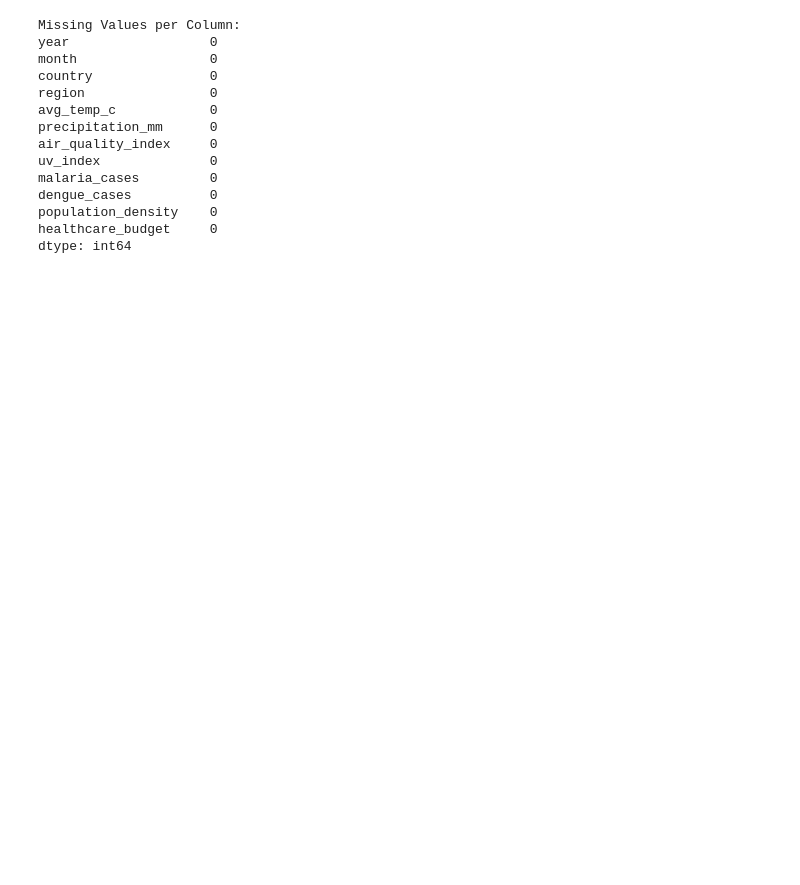
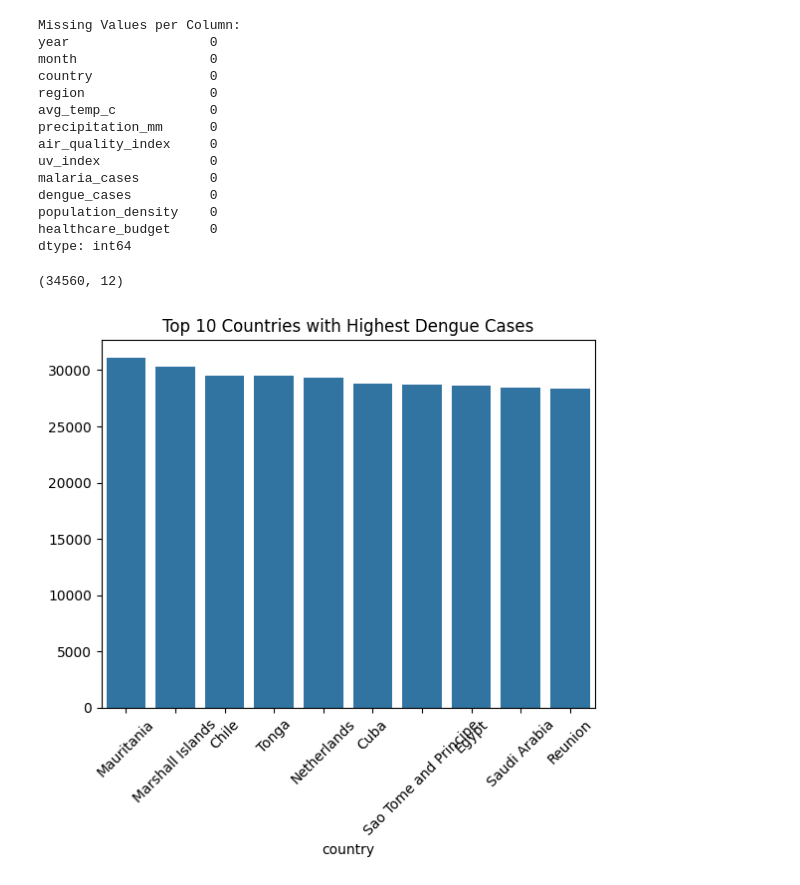
Before and after one commit to Seemant-10/Climate-Driven-Disease-Outbreak-Prediction, a Jupyter notebook: sourceCodeFiles/main.ipynb, the cells around one changed output. Saved outputs shown, nothing was run; the diff lists cells and outputs as text; code cells hidden in the pictures; blank space fills up the shorter version.

```diff
--- a/sourceCodeFiles/main.ipynb
+++ b/sourceCodeFiles/main.ipynb
@@ -79,3 +83,18 @@ dengue_cases          0
 population_density    0
 healthcare_budget     0
 dtype: int64
+# %%
+#Rows and columns
+print(df.shape)
+# %% [output]
+(34560, 12)
+# %%
+#Univariate Varible
+# Top 10 Countries with Most Cases
+top10 = df.groupby("country")["dengue_cases"].sum().nlargest(10)
+sns.barplot(x=top10.index, y=top10.values)
+plt.title("Top 10 Countries with Highest Dengue Cases")
+plt.xticks(rotation=45)
+plt.show()
+# %% [output]
+[figure, added]
```
Also changed, not shown: parts of 12 cells of this notebook.
